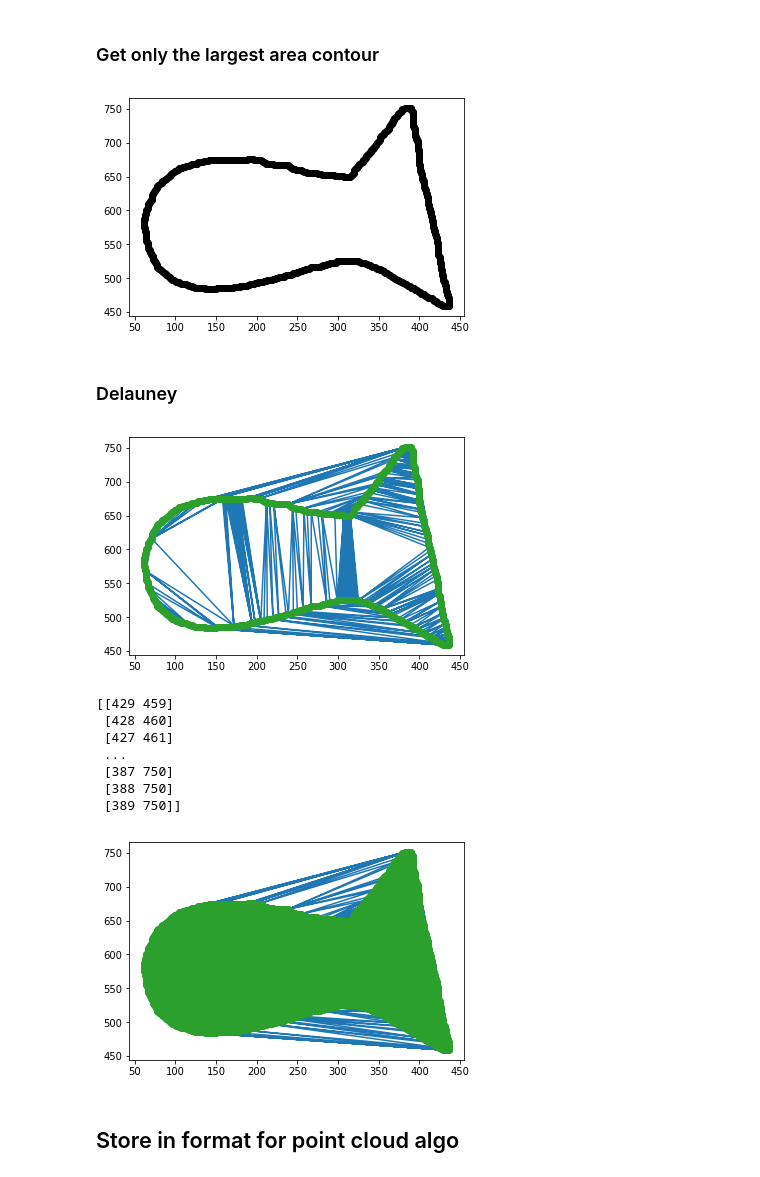
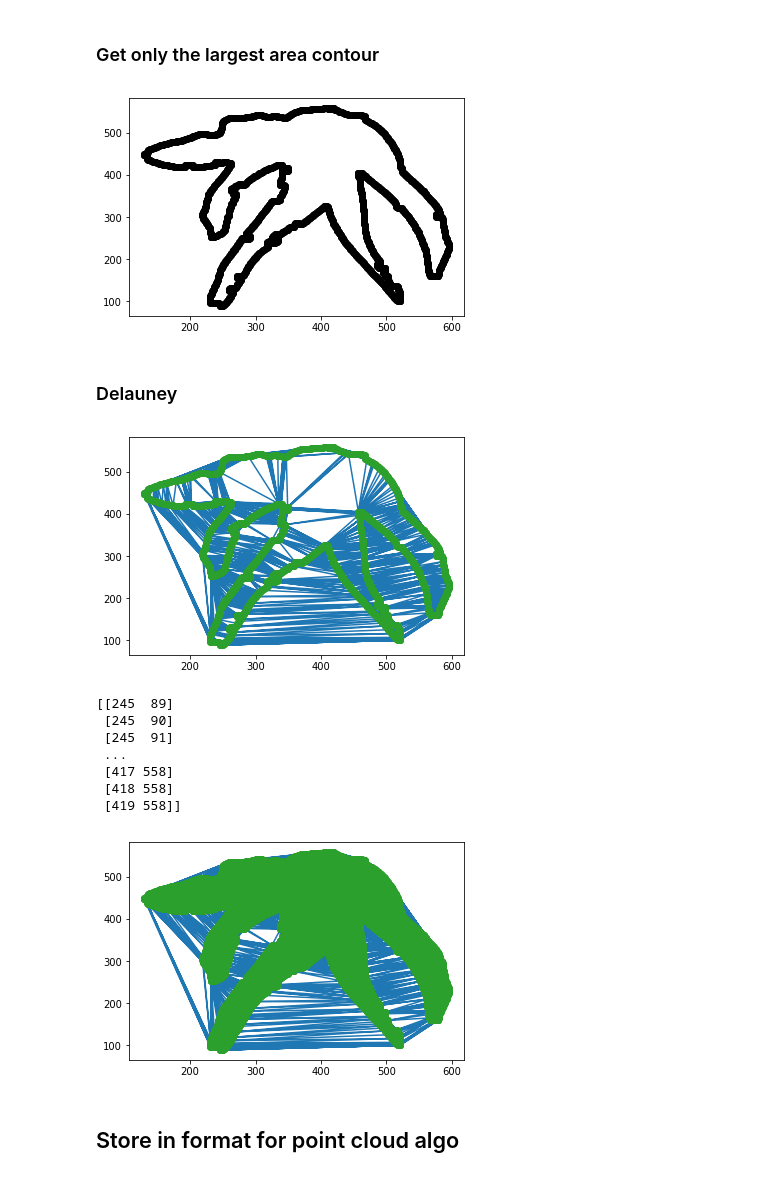
Before and after one commit to jayleenli/AR-Sandbox-Aquarium, a Jupyter notebook: convert_img_to_triangle_mesh.ipynb, the cells around one changed output. Drawn from its saved outputs; the diff is of its cells as text; code cells hidden in the pictures.

```diff
--- a/convert_img_to_triangle_mesh.ipynb
+++ b/convert_img_to_triangle_mesh.ipynb
@@ -49,7 +49,7 @@ from PIL import Image, ImageFilter
 import open3d as o3d
 import copy
 # %%
-orig_img = cv2.imread('fish_test_mult_large_photo.jpg')
+orig_img = cv2.imread('photos/seaweed.jpg')
 h_orig,w_orig,chn = orig_img.shape
 #Do a resize so the largest dimension is not greater than 800
 
@@ -178,46 +178,47 @@ dst = np.zeros((closing.shape[1], closing.shape[0]),np.uint8)
 
 format_contour_x = [x[0][0] for x in contours[max_area_index]]
 format_contour_y = [x[0][1] for x in contours[max_area_index]]
+#format_contour_y.reverse()
 plt.plot(format_contour_x, format_contour_y, 'o', color='black');
 # %% [output]
-[figure, old version]
+[figure, new version]
 # %% [markdown]
 ### Delauney
 # %%
 from scipy.spatial import Delaunay
 zipped = list(zip(format_contour_x, format_contour_y))
 zipped = np.array([list(x) for x in zipped])
 
 tri = Delaunay(zipped)
 plt.triplot(zipped[:,0], zipped[:,1], tri.simplices)
 plt.plot(zipped[:,0], zipped[:,1], 'o')
 plt.show()
 
 #Try filling in the points
 zipped_all_pts = list(zip(format_contour_x, format_contour_y))
 for i in range(closing.shape[0]):
     for j in range(closing.shape[1]):
         inBBx = cv2.pointPolygonTest(contours[max_area_index], (j,i), False)
         if inBBx == 1: #inside
             zipped_all_pts.append([j,i])
         #else is 0 or -1 which is on edge or outside
 
-zipped_all_pts = np.array([list(x) for x in zipped_all_pts])
-print(zipped_all_pts)
-tri = Delaunay(zipped_all_pts)
-plt.triplot(zipped_all_pts[:,0], zipped_all_pts[:,1], tri.simplices)
-plt.plot(zipped_all_pts[:,0], zipped_all_pts[:,1], 'o')
-plt.show()
+# zipped_all_pts = np.array([list(x) for x in zipped_all_pts])
+# print(zipped_all_pts)
+# tri = Delaunay(zipped_all_pts)
+# plt.triplot(zipped_all_pts[:,0], zipped_all_pts[:,1], tri.simplices)
+# plt.plot(zipped_all_pts[:,0], zipped_all_pts[:,1], 'o')
+# plt.show()
 # %% [output]
-[figure, old version]
+[figure, new version]
-[[429 459]
- [428 460]
- [427 461]
+[[245  89]
+ [245  90]
+ [245  91]
  ...
- [387 750]
- [388 750]
- [389 750]]
+ [417 558]
+ [418 558]
+ [419 558]]
-[figure, old version]
+[figure, new version]
 # %% [markdown]
 ## Store in format for point cloud algo
 # %%
```
Also changed, not shown: parts of 8 cells of this notebook, 35 other files.
